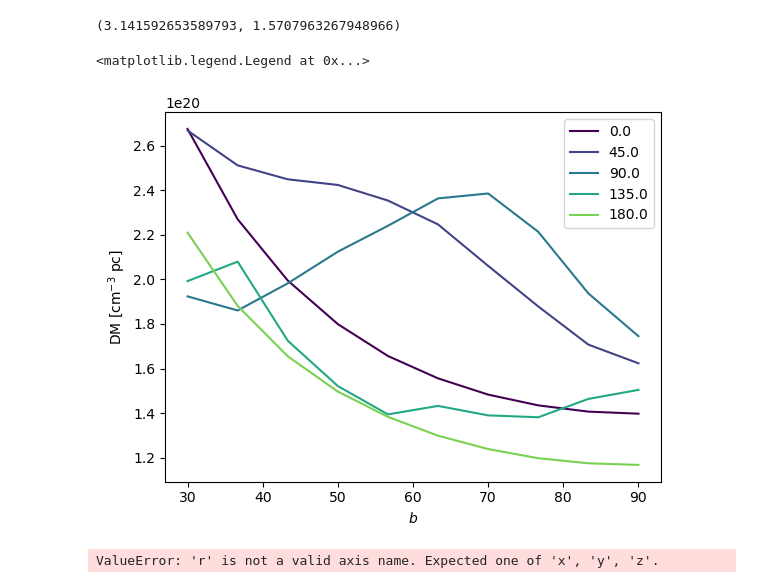
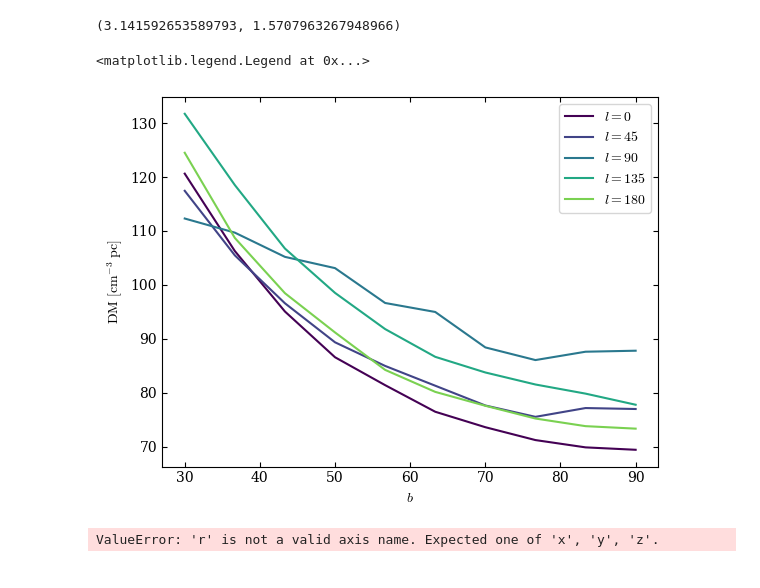
Before and after one commit to JonathanSternAstro/gizmo_analysis, a Jupyter notebook: ipynb/observables.ipynb, the cells around one changed output. Saved outputs shown, nothing was run; the diff lists cells and outputs as text; code cells hidden in the pictures.

```diff
--- a/ipynb/observables.ipynb
+++ b/ipynb/observables.ipynb
@@ -445,0 +426,6 @@ l,b
+# %%
+xs = np.linspace(-200,200,400)
+# %%
+n_elec = region[("gas","El_number_density")]
+# %%
+Ts = region[("gas","temperature")]
@@ -446,12 +434,32 @@ l,b
+# %%
+center = np.array([0.,0., 0.])
+sun_offset = np.array([8.,0., 0.])
+ray_length = 100
+Npoints = 1000
+dl = ray_length / Npoints
+start_loc = center+sun_offset
+bs = np.linspace(np.pi/6,np.pi/2,10)
+ls = np.linspace(0,np.pi,5)
+DM = {}
+for l in ls:
+    DM[l] = np.zeros(bs.shape)
+    for ib,b in enumerate(bs):
+        phi,theta = l, np.pi/2-b
+        unit_vector = np.array([np.cos(theta)*np.cos(phi),np.sin(theta)*np.sin(phi), np.cos(theta)])
+        end_loc = start_loc + ray_length * unit_vector
+        points = np.array([(end_loc - start_loc) / Npoints * i for i in np.arange(Npoints)]) + start_loc
+        interpolated_n_elec = scipy.interpolate.interpn((xs,xs,xs),n_elec,points)
+        interpolated_Ts = scipy.interpolate.interpn((xs,xs,xs),Ts,points)
+        DM[l][ib] = (interpolated_n_elec * (interpolated_Ts>1e6)).sum()*dl
 # %%
 for il,l in enumerate(ls):
-    pl.plot(bs/np.pi*180,DM[l],label=l/np.pi*180,c=pl.get_cmap('viridis')(il/len(ls)))
+    pl.plot(bs/np.pi*180,DM[l]*1000,label=r'$l=%d$'%(l/np.pi*180),c=pl.get_cmap('viridis')(il/len(ls)))
 pl.xlabel(r'$b$')
 pl.ylabel(r'${\rm DM}\ [{\rm cm}^{-3}\ {\rm pc}]$')
 pl.legend()
 # %% [output]
 <matplotlib.legend.Legend at 0x...>
-[figure, old version]
+[figure, new version]
 # %%
 plot = yt.SlicePlot(ds, "r", ("hot_gas", "El_number_density"), center=center,method="integrate")
                         #width=(width_in_kpc/size_ratio,'kpc'),buff_size=(Npixels,Npixels))
```
Also changed, not shown: parts of 39 cells of this notebook.
